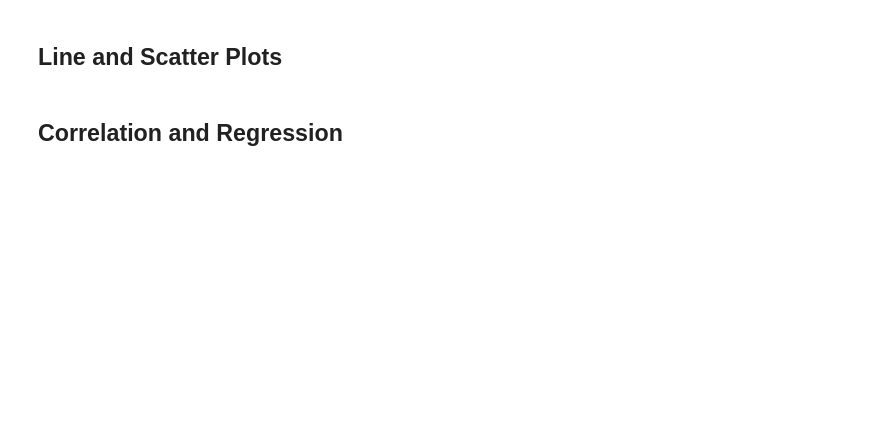
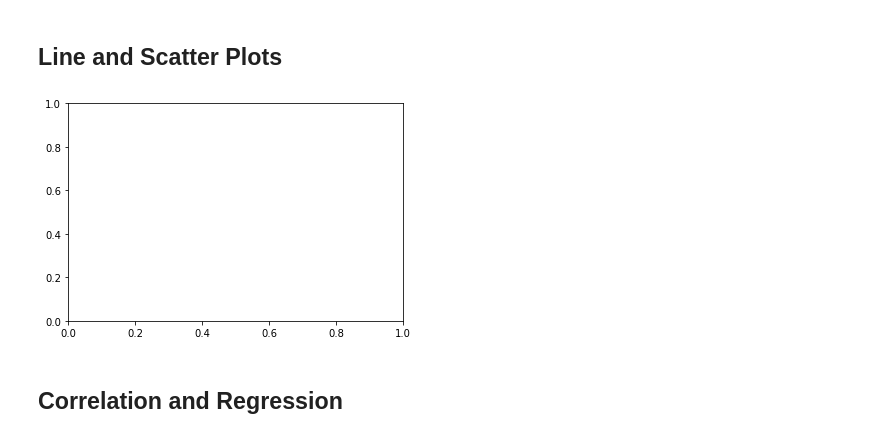
Before and after one commit to MahatmaK/Homework5, a Jupyter notebook: Pymaceuticals/pymaceuticals_starter.ipynb, the cells around one changed output. Saved outputs shown, nothing was run; the diff lists cells and outputs as text; code cells hidden in the pictures; blank space fills up the shorter version.

```diff
--- a/Pymaceuticals/pymaceuticals_starter.ipynb
+++ b/Pymaceuticals/pymaceuticals_starter.ipynb
@@ -310,6 +322,10 @@ for drug in drugs:
 ## Line and Scatter Plots
 # %%
 # Generate a line plot of tumor volume vs. time point for a mouse treated with Capomulin
+times = [96,98,100,105,85,88,95,100,101,102,97,98,5]
+fig1, ax1 = plt.subplots()
+# %% [output]
+[figure, added]
 # %%
 # Generate a scatter plot of average tumor volume vs. mouse weight for the Capomulin regimen
 # %% [markdown]
```
Also changed, not shown: parts of 1 cell of this notebook.
